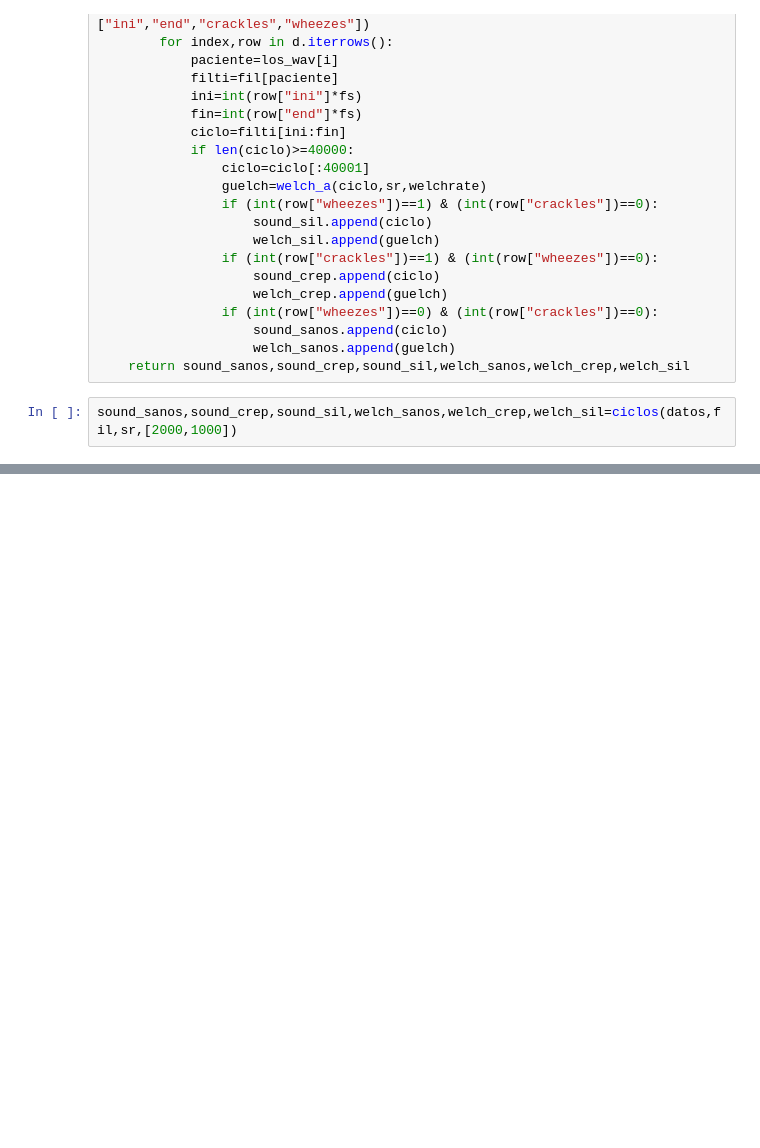
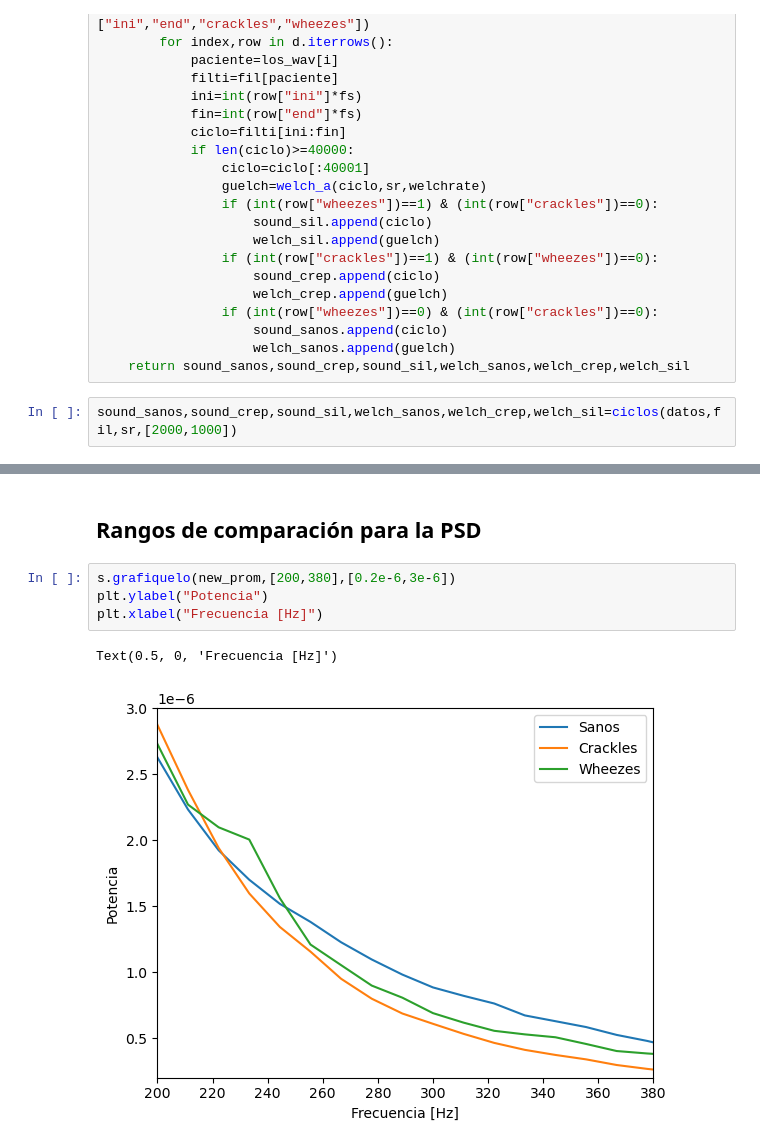
Before and after one commit to Ruizxp/Biosenales_El-Gran-Final, a Jupyter notebook: Proyecto_4.ipynb, the cells around one changed output, grey strips where cells are left out. Cells and saved outputs as stored; diff of their text form; blank space fills up the shorter version.

```diff
--- a/Proyecto_4.ipynb
+++ b/Proyecto_4.ipynb
@@ -264,0 +280,9 @@ Text(0.5, 0, 'Frecuencia')
+# %% [markdown]
+## Rangos de comparación para la PSD
+# %%
+s.grafiquelo(new_prom,[200,380],[0.2e-6,3e-6])
+plt.ylabel("Potencia")
+plt.xlabel("Frecuencia [Hz]")
+# %% [output]
+Text(0.5, 0, 'Frecuencia [Hz]')
+[figure, added]
```
Also changed, not shown: parts of 12 cells of this notebook, 2 other files.
